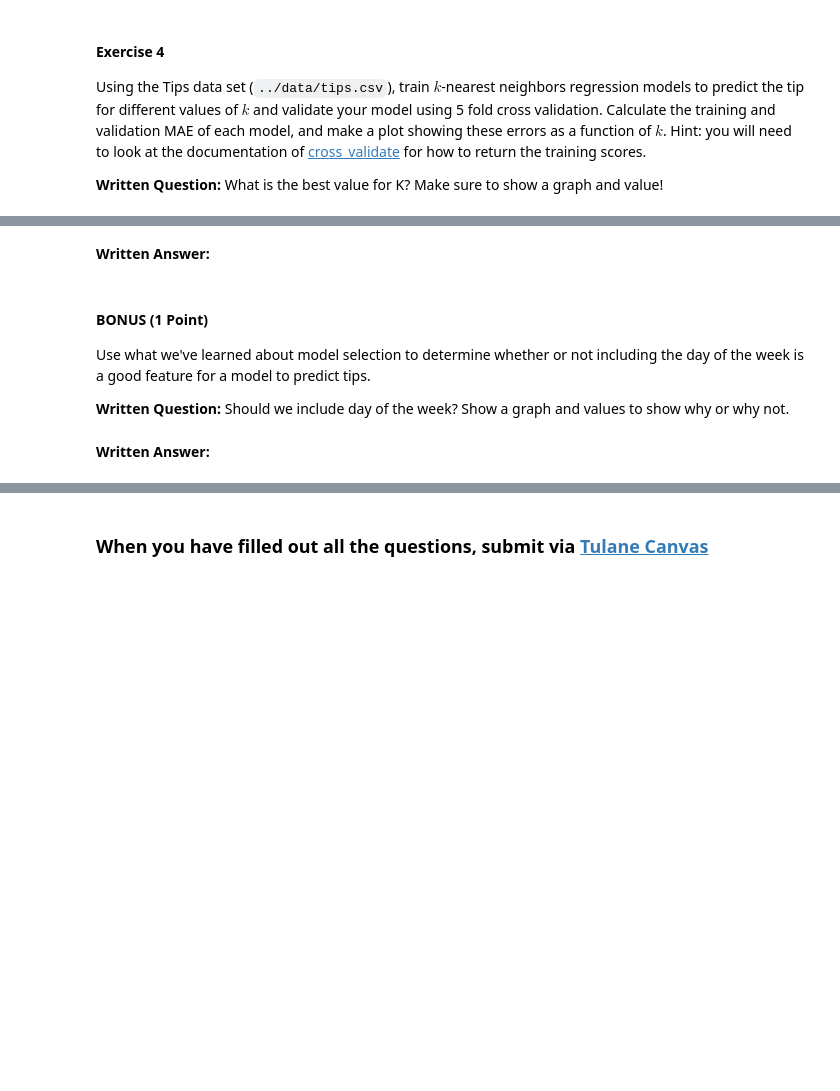
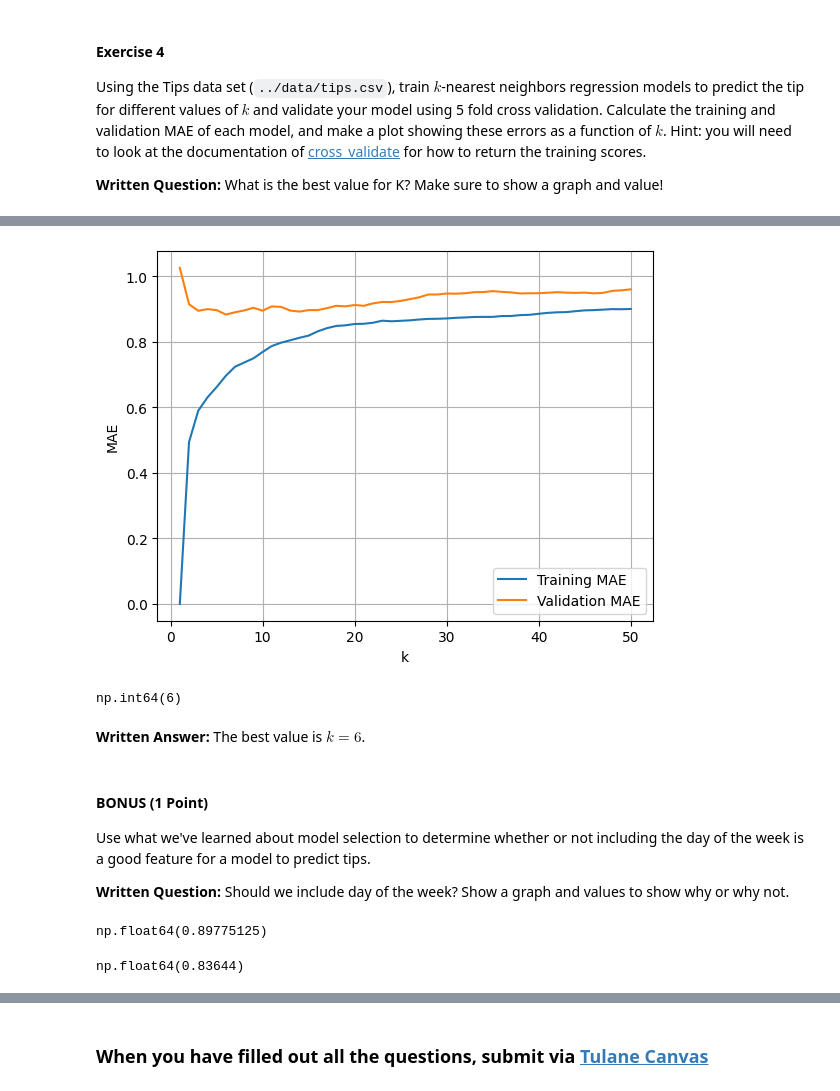
Before and after one commit to RndhS/CMPS-3160---Intro-to-Data-Science, a Jupyter notebook: _labs/Lab09/Lab09.ipynb, the cells around one changed output, grey strips where cells are left out. Drawn from its saved outputs; the diff is of its cells as text; code cells hidden in the pictures; blank space fills up the shorter version.

```diff
--- a/_labs/Lab09/Lab09.ipynb
+++ b/_labs/Lab09/Lab09.ipynb
@@ -756,0 +751,5 @@ Using the Tips data set (`../data/tips.csv`), train $k$-nearest neighbors regres
+# %%
+# YOUR CODE HERE
+tips_df = pd.read_csv("../data/tips.csv")
+tips_df = pd.get_dummies(tips_df, columns=['sex', 'smoker', 'day', 'time'], dtype= float)
+tips_df.head()
@@ -757,5 +763,43 @@ Using the Tips data set (`../data/tips.csv`), train $k$-nearest neighbors regres
+# %%
+features = ["total_bill", "size", "sex_Female", "sex_Male", "smoker_No", "smoker_Yes", "day_Fri", "day_Sat", "day_Sun", "day_Thur", "time_Dinner", "time_Lunch"]
+X_dict = tips_df[features].to_dict(orient="records")
+y = tips_df["tip"]
+# %%
+vec = DictVectorizer(sparse=False)
+scaler = StandardScaler()
+
+def get_cv_MAE(k, cv):
+  model = KNeighborsRegressor(n_neighbors=k)
+  pipeline = Pipeline([("vectorizer", vec), ("scaler", scaler), ("fit", model)])
+
+  results = cross_validate(pipeline, X_dict, y, cv=cv, scoring="neg_mean_absolute_error", return_train_score=True)
+  return -results["train_score"].mean(), -results["test_score"].mean()
+# %%
+train_errs = []
+val_errs = []
+
+for k in range(1, 51):
+  train_err, val_err = get_cv_MAE(k, 5)
+  train_errs.append(train_err)
+  val_errs.append(val_err)
+
+plt.plot(range(1, 51), train_errs, label="Training MAE")
+plt.plot(range(1, 51), val_errs, label="Validation MAE")
+
+plt.xlabel("k")
+plt.ylabel("MAE")
+plt.legend()
+plt.grid()
+plt.show()
+# %% [output]
+[figure, added]
+# %%
+best_k = np.argmin(val_errs) + 1
+best_k
+# %% [output]
+np.int64(6)
 # %% [markdown]
-**Written Answer:**
+**Written Answer:** The best value is $k=6$.
 # %% [markdown]
 #### BONUS (1 Point)
 
@@ -767,3 +809,15 @@ Use what we've learned about model selection to determine whether or not includi
-# %% [markdown]
-
-**Written Answer:**
+# %%
+# YOUR CODE HERE
+features1 = ["total_bill", "size", "sex_Female", "sex_Male", "smoker_No", "smoker_Yes", "day_Fri", "day_Sat", "day_Sun", "day_Thur", "time_Dinner", "time_Lunch"]
+X_dict_with_day = tips_df[features1].to_dict(orient="records")
+error_with_day = np.mean(-cross_validate(pipeline, X_dict_with_day, y, cv=10, scoring="neg_mean_absolute_error")["test_score"])
+error_with_day
+# %% [output]
+np.float64(0.89775125)
+# %%
+features2 = ["total_bill", "size", "sex_Female", "sex_Male", "smoker_No", "smoker_Yes", "time_Dinner", "time_Lunch"]
+X_dict_no_day = tips_df[features2].to_dict(orient="records")
+error_no_day = np.mean(-cross_validate(pipeline, X_dict_no_day, y, cv=10, scoring="neg_mean_absolute_error")["test_score"])
+error_no_day
+# %% [output]
+np.float64(0.83644)
```
Also changed, not shown: parts of 19 cells of this notebook.
